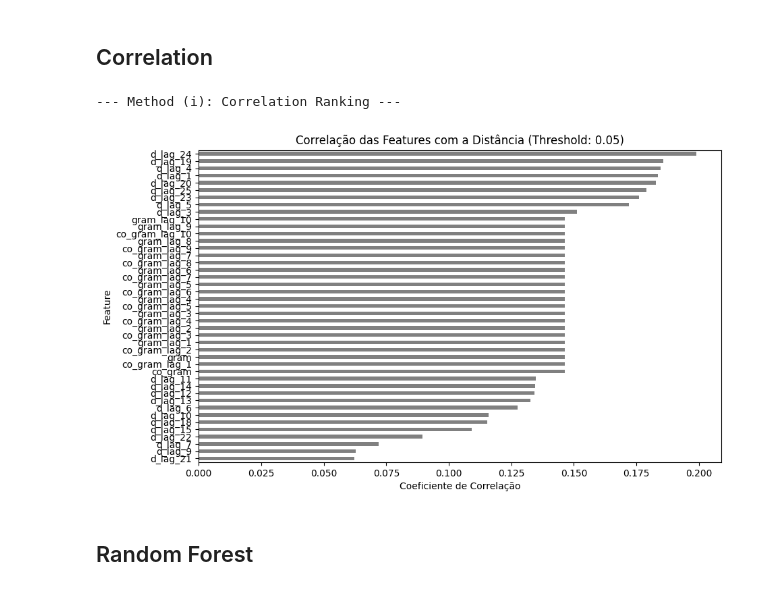
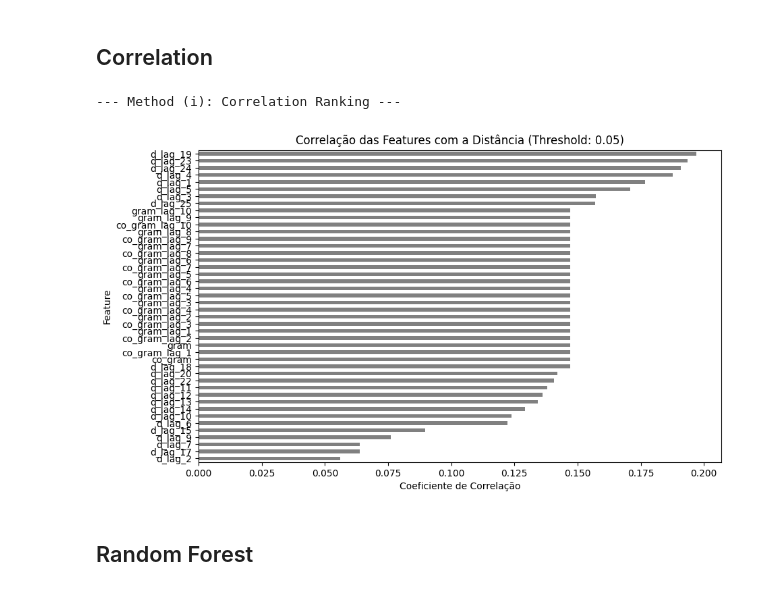
Before and after one commit to gddeazevedo/rgpe, a Jupyter notebook: notebooks/feature_selection_v4_riemann_features.ipynb, the cells around one changed output. Cells and saved outputs as stored; diff of their text form; code cells hidden in the pictures.

```diff
--- a/notebooks/feature_selection_v4_riemann_features.ipynb
+++ b/notebooks/feature_selection_v4_riemann_features.ipynb
@@ -17,8 +17,8 @@ X = dataset.drop(columns=["distance"])
 y = dataset["distance"]
 
 split = int(0.8 * len(X))
-X_train = X[:split]
-y_train = y[:split],
+X = X[:split]
+y = y[:split]
 
 def plot_top_features(importance: pd.Series, title: str, xlabel: str, ylabel: str) -> None:
     plt.figure(figsize=(10, 6))
@@ -33,22 +33,22 @@ def plot_top_features(importance: pd.Series, title: str, xlabel: str, ylabel: st
 ## Correlation
 # %%
 print("--- Method (i): Correlation Ranking ---")
-correlations = X.corrwith(y)
+correlations = X_train.corrwith(y_train)
 threshold = 0.05
 sorted_correlation_rank = correlations.abs().sort_values(ascending=False)
 top_features = sorted_correlation_rank[sorted_correlation_rank > threshold]
 
 top_features.index.to_series().to_csv("../results/correlation_feature_selection_v4.csv", index=False, header=["feature"])
 
 plot_top_features(
     top_features,
     f"Correlação das Features com a Distância (Threshold: {threshold})",
     "Coeficiente de Correlação",
     "Feature"
 )
 # %% [output]
 --- Method (i): Correlation Ranking ---
-[figure, old version]
+[figure, new version]
 # %% [markdown]
 ## Random Forest
 # %%
```
Also changed, not shown: parts of 4 cells of this notebook, 15 other files.
